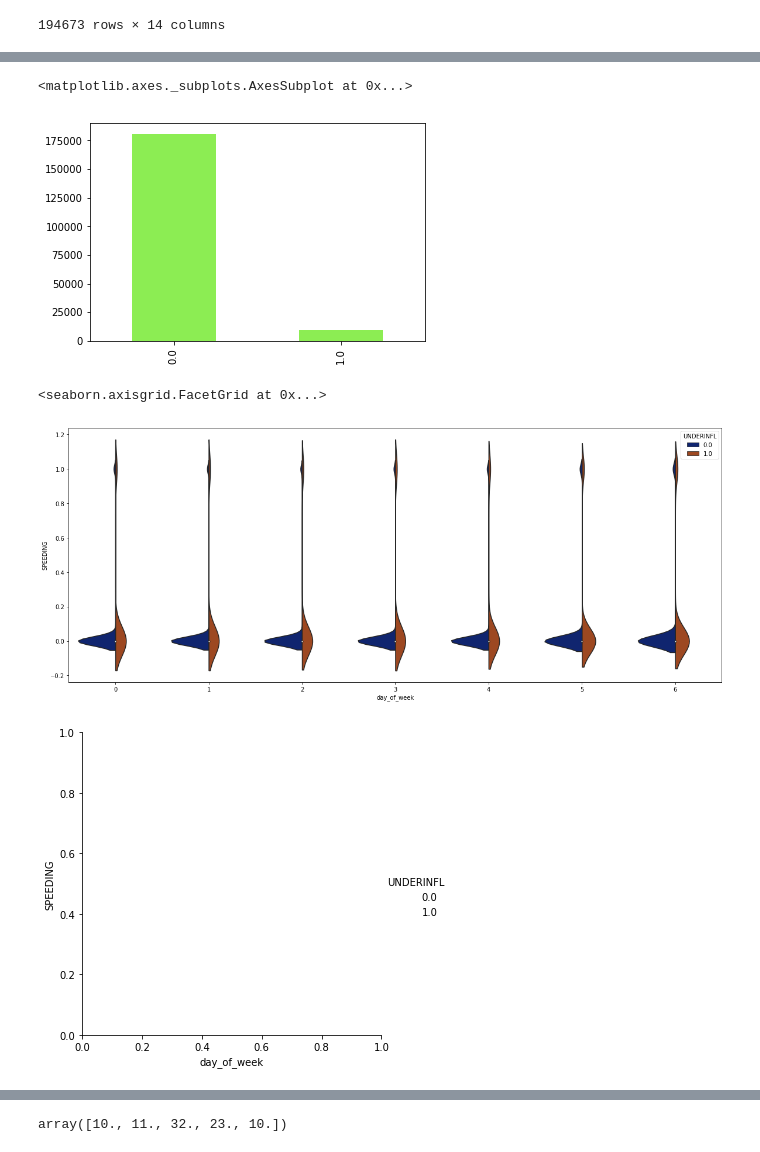
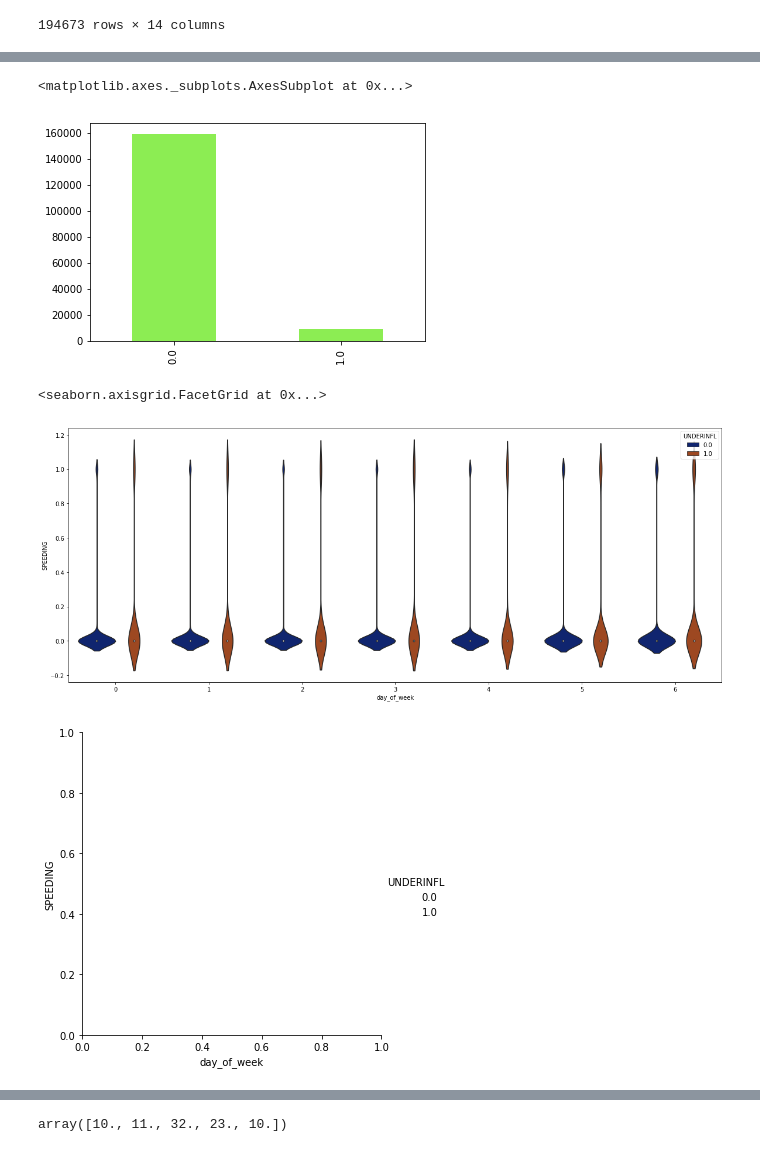
Before and after one commit to iamapickle/CollisionReport, a Jupyter notebook: Project01.ipynb, the cells around one changed output, grey strips where cells are left out. Drawn from its saved outputs; the diff is of its cells as text; code cells hidden in the pictures.

```diff
--- a/Project01.ipynb
+++ b/Project01.ipynb
@@ -96,7 +96,20 @@ collisionDf
 | 194672 | NaN | Block | 1 | Rear Ended | 2 | 2 | Mid-Block (not related to interse... | NaN | ... |
 194673 rows × 14 columns
 # %%
+collisionDf = collisionDf.replace([np.inf, -np.inf], np.nan)
 collisionDf.drop(collisionDf[collisionDf['ST_COLCODE'] == ' '].index, inplace = True)
+collisionDf.drop(collisionDf[collisionDf['WEATHER']=='nan'].index, inplace=True)
+collisionDf.drop(collisionDf[collisionDf['WEATHER']=='Unknown'].index, inplace=True)
+collisionDf.drop(collisionDf[collisionDf['LIGHTCOND']=='nan'].index, inplace=True)
+collisionDf.drop(collisionDf[collisionDf['LIGHTCOND']=='Unknown'].index, inplace=True)
+collisionDf.drop(collisionDf[collisionDf['JUNCTIONTYPE']=='nan'].index, inplace=True)
+collisionDf.drop(collisionDf[collisionDf['JUNCTIONTYPE']=='Unknown'].index, inplace=True)
+collisionDf.drop(collisionDf[collisionDf['ROADCOND']=='nan'].index, inplace=True)
+collisionDf.drop(collisionDf[collisionDf['ROADCOND']=='Unknown'].index, inplace=True)
+collisionDf.drop(collisionDf[collisionDf['COLLISIONTYPE']=='nan'].index, inplace=True)
+collisionDf.drop(collisionDf[collisionDf['COLLISIONTYPE']=='Unknown'].index, inplace=True)
+collisionDf.drop(collisionDf[collisionDf['ST_COLCODE']=='nan'].index, inplace=True)
+
 collisionDf['ST_COLCODE']=collisionDf[['ST_COLCODE']].astype('float')
 
 collisionDf['COLLISIONTYPE']=collisionDf['COLLISIONTYPE'].astype(str)
@@ -145,9 +141,10 @@ collisionDf['JUNCTIONTYPE'].dropna()
 collisionDf['WEATHER'].dropna()
 collisionDf['ROADCOND'].dropna()
 collisionDf['LIGHTCOND'].dropna()
+collisionDf['ST_COLCODE'].dropna()
 
 
-collisionDf['SPEEDING'].replace('NaN', "NONE", inplace=True)
+collisionDf['SPEEDING'].replace('NaN', "0", inplace=True)
 collisionDf['SPEEDING'].fillna('0', inplace=True)
 collisionDf['SPEEDING'].replace('N', 0, inplace=True)
 collisionDf['SPEEDING'].replace('Y', 1, inplace=True)
@@ -309,12 +290,12 @@ collisionDf["SPEEDING"].value_counts().plot(kind='bar', color='#61eb34')
 collisionDf["UNDERINFL"].value_counts().plot(kind='bar', color='#8ced53')
 # %% [output]
 <matplotlib.axes._subplots.AxesSubplot at 0x...>
-[figure, old version]
+[figure, new version]
 # %%
 fig_dims = (20, 8)
 fig, ax = plt.subplots(figsize=fig_dims)
-sns.catplot(x='day_of_week', y='SPEEDING', hue="UNDERINFL", palette="dark", kind='violin', split=True, data=collisionDf, ax=ax)
+sns.catplot(x='day_of_week', y='SPEEDING', hue="UNDERINFL", palette="dark", kind='violin',  data=collisionDf, ax=ax)
 # %% [output]
 <seaborn.axisgrid.FacetGrid at 0x...>
-[figure, old version]
+[figure, new version]
 [figure]
```
Also changed, not shown: parts of 37 cells of this notebook.
